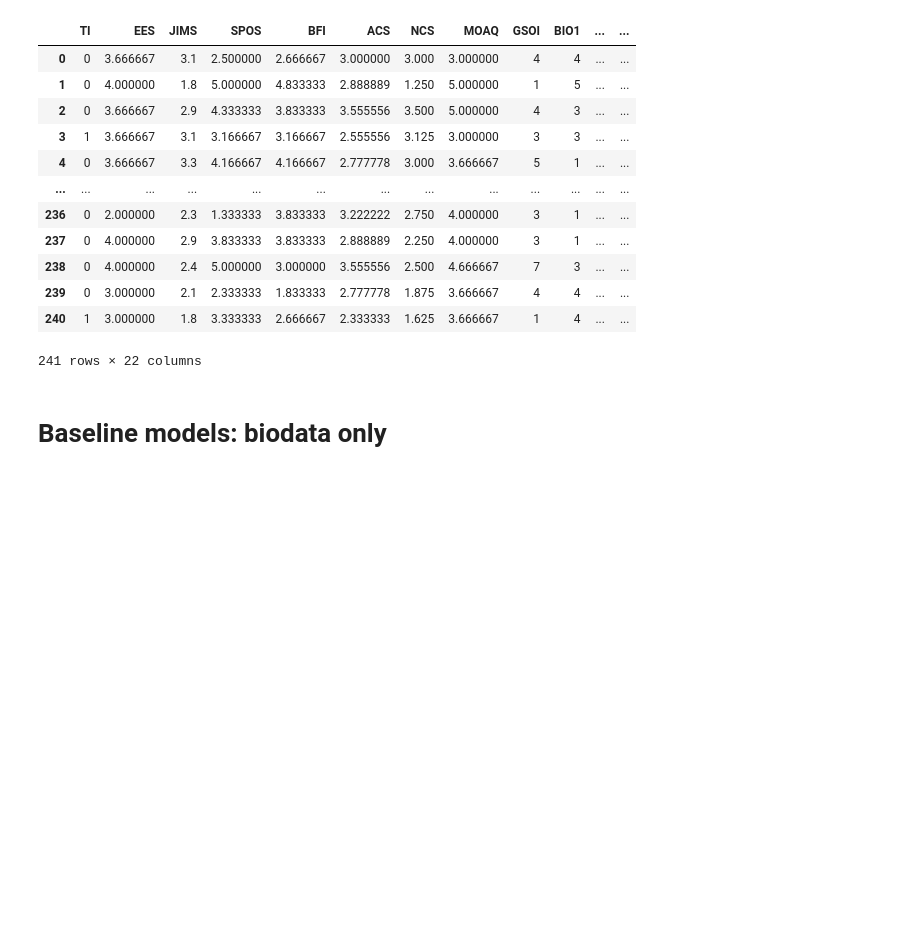
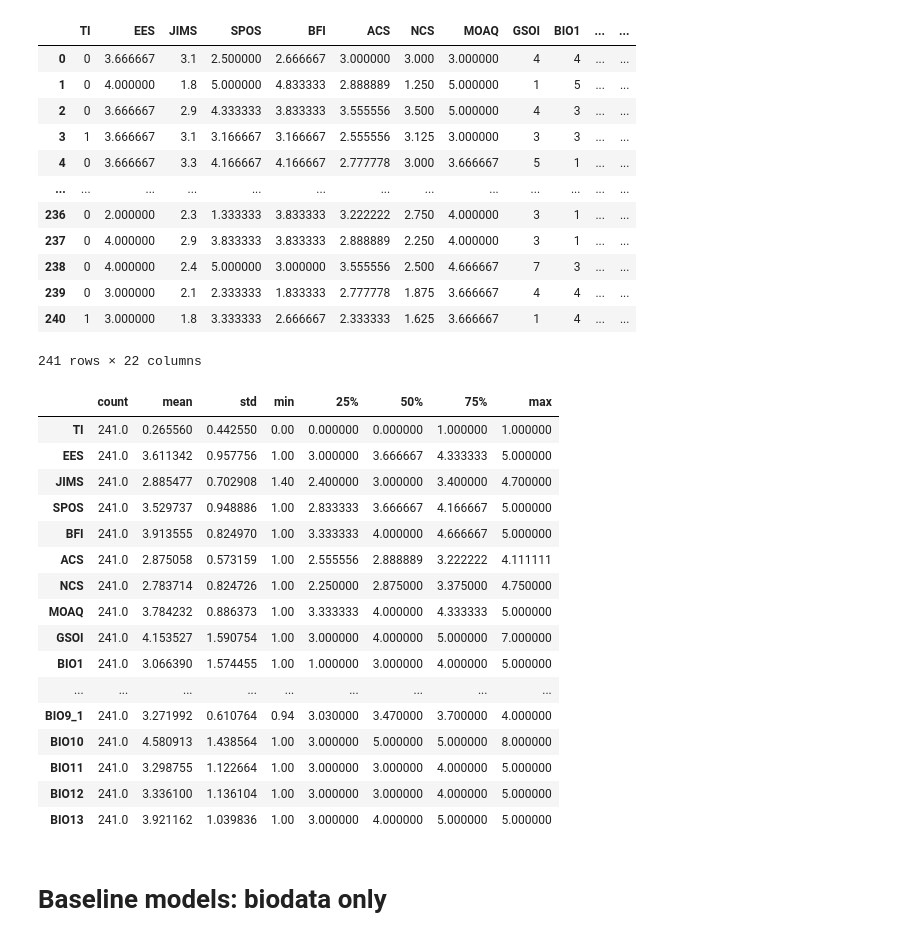
Before and after one commit to MontclairML/dissertation, a Jupyter notebook: study2_TI.ipynb, the cells around one changed output. Drawn from its saved outputs; the diff is of its cells as text; code cells hidden in the pictures; blank space fills up the shorter version.

```diff
--- a/study2_TI.ipynb
+++ b/study2_TI.ipynb
@@ -34,6 +34,30 @@ data
 | 239 | 0 | 3.000000 | 2.1 | 2.333333 | 1.833333 | 2.777778 | 1.875 | 3.666667 | 4 | 4 | ... | ... |
 | 240 | 1 | 3.000000 | 1.8 | 3.333333 | 2.666667 | 2.333333 | 1.625 | 3.666667 | 1 | 4 | ... | ... |
 241 rows × 22 columns
+# %%
+descriptive_stats = data.describe(include='all').T
+descriptive_stats
+descriptive_stats.to_csv("descriptives_study2.csv", index=True)
+# %%
+descriptive_stats
+# %% [output]
+|  | count | mean | std | min | 25% | 50% | 75% | max |
+| TI | 241.0 | 0.265560 | 0.442550 | 0.00 | 0.000000 | 0.000000 | 1.000000 | 1.000000 |
+| EES | 241.0 | 3.611342 | 0.957756 | 1.00 | 3.000000 | 3.666667 | 4.333333 | 5.000000 |
+| JIMS | 241.0 | 2.885477 | 0.702908 | 1.40 | 2.400000 | 3.000000 | 3.400000 | 4.700000 |
+| SPOS | 241.0 | 3.529737 | 0.948886 | 1.00 | 2.833333 | 3.666667 | 4.166667 | 5.000000 |
+| BFI | 241.0 | 3.913555 | 0.824970 | 1.00 | 3.333333 | 4.000000 | 4.666667 | 5.000000 |
+| ACS | 241.0 | 2.875058 | 0.573159 | 1.00 | 2.555556 | 2.888889 | 3.222222 | 4.111111 |
+| NCS | 241.0 | 2.783714 | 0.824726 | 1.00 | 2.250000 | 2.875000 | 3.375000 | 4.750000 |
+| MOAQ | 241.0 | 3.784232 | 0.886373 | 1.00 | 3.333333 | 4.000000 | 4.333333 | 5.000000 |
+| GSOI | 241.0 | 4.153527 | 1.590754 | 1.00 | 3.000000 | 4.000000 | 5.000000 | 7.000000 |
+| BIO1 | 241.0 | 3.066390 | 1.574455 | 1.00 | 1.000000 | 3.000000 | 4.000000 | 5.000000 |
+| ... | ... | ... | ... | ... | ... | ... | ... | ... |
+| BIO9_1 | 241.0 | 3.271992 | 0.610764 | 0.94 | 3.030000 | 3.470000 | 3.700000 | 4.000000 |
+| BIO10 | 241.0 | 4.580913 | 1.438564 | 1.00 | 3.000000 | 5.000000 | 5.000000 | 8.000000 |
+| BIO11 | 241.0 | 3.298755 | 1.122664 | 1.00 | 3.000000 | 3.000000 | 4.000000 | 5.000000 |
+| BIO12 | 241.0 | 3.336100 | 1.136104 | 1.00 | 3.000000 | 3.000000 | 4.000000 | 5.000000 |
+| BIO13 | 241.0 | 3.921162 | 1.039836 | 1.00 | 3.000000 | 4.000000 | 5.000000 | 5.000000 |
 # %% [markdown]
 # Baseline models: biodata only
 # %%
```
Also changed, not shown: parts of 1 cell of this notebook, 10 other files.
